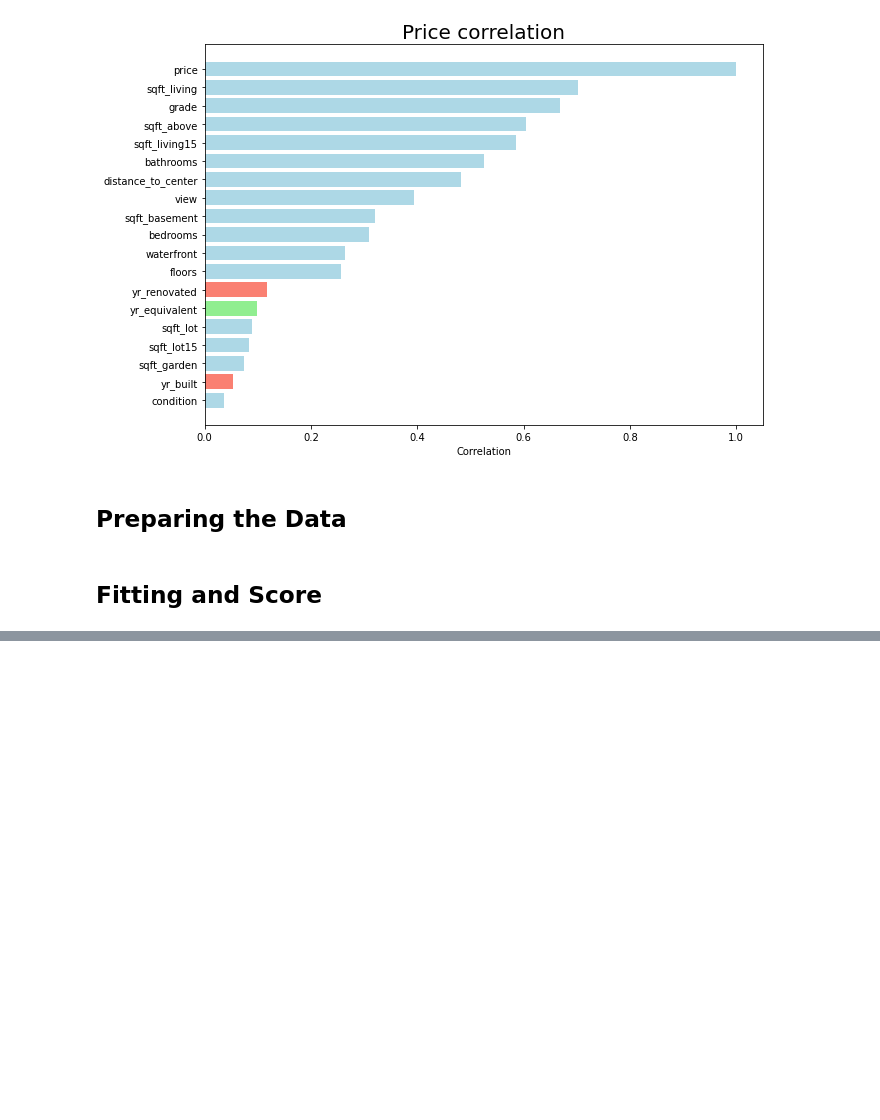
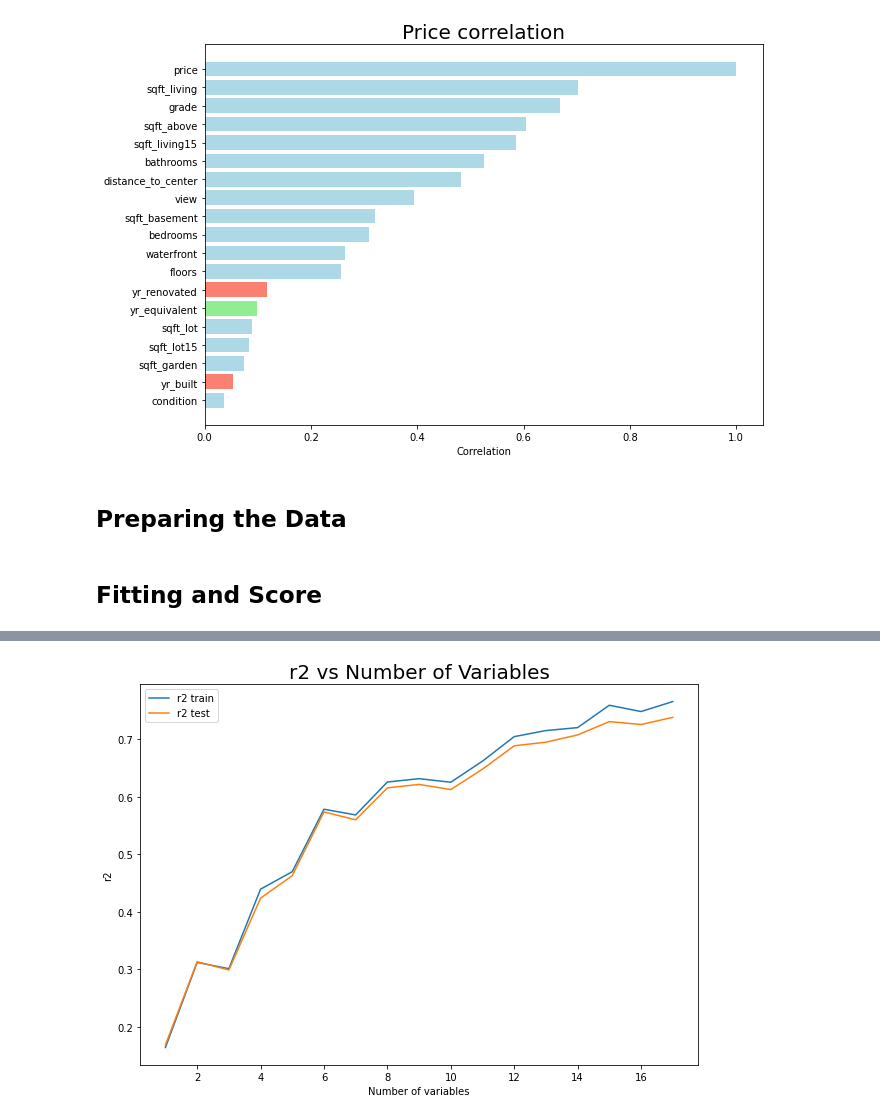
Before and after one commit to PerezCorrea/EDA_House_Prices, a Jupyter notebook: EDA_Housing_prices.ipynb, the cells around one changed output, grey strips where cells are left out. Drawn from its saved outputs; the diff is of its cells as text; code cells hidden in the pictures; blank space fills up the shorter version.

```diff
--- a/EDA_Housing_prices.ipynb
+++ b/EDA_Housing_prices.ipynb
@@ -369,0 +435,16 @@ LinearRegression()
+# %%
+scores = df_scores.groupby("num_variables").mean().reset_index()
+
+fig, ax = plt.subplots(figsize = (10,7))
+
+sns.lineplot(x = "num_variables", y = "r2_train", data = scores, label = "r2 train")
+sns.lineplot(x = "num_variables", y = "r2_test", data = scores, label = "r2 test")
+
+ax.set_xlabel('Number of variables')
+ax.set_ylabel('r2')
+ax.set_title('r2 vs Number of Variables', fontsize = 20)
+ax.legend()
+
+plt.savefig('pictures/r2_var.png', transparent=True)
+# %% [output]
+[figure, added]
```
Also changed, not shown: parts of 11 cells of this notebook, 2 other files.
